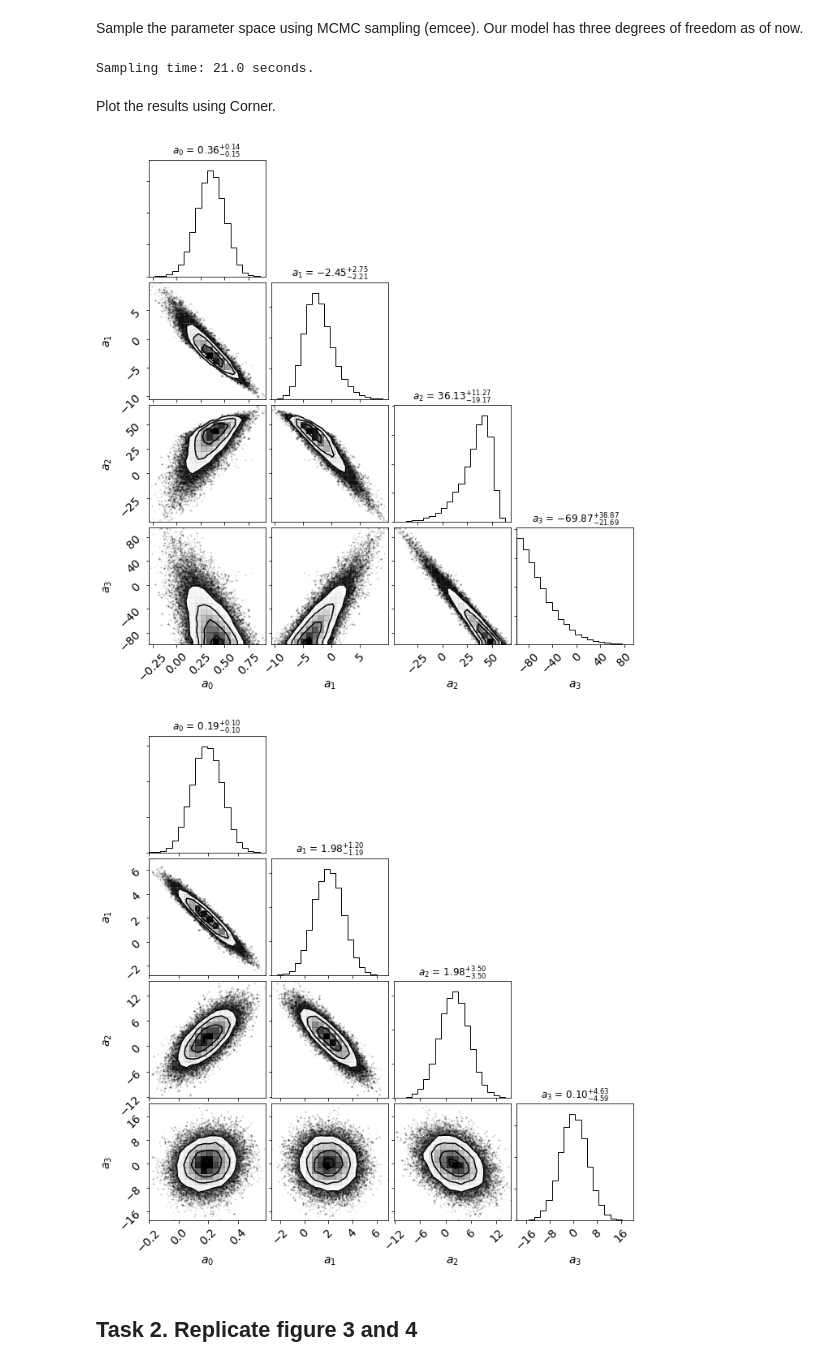
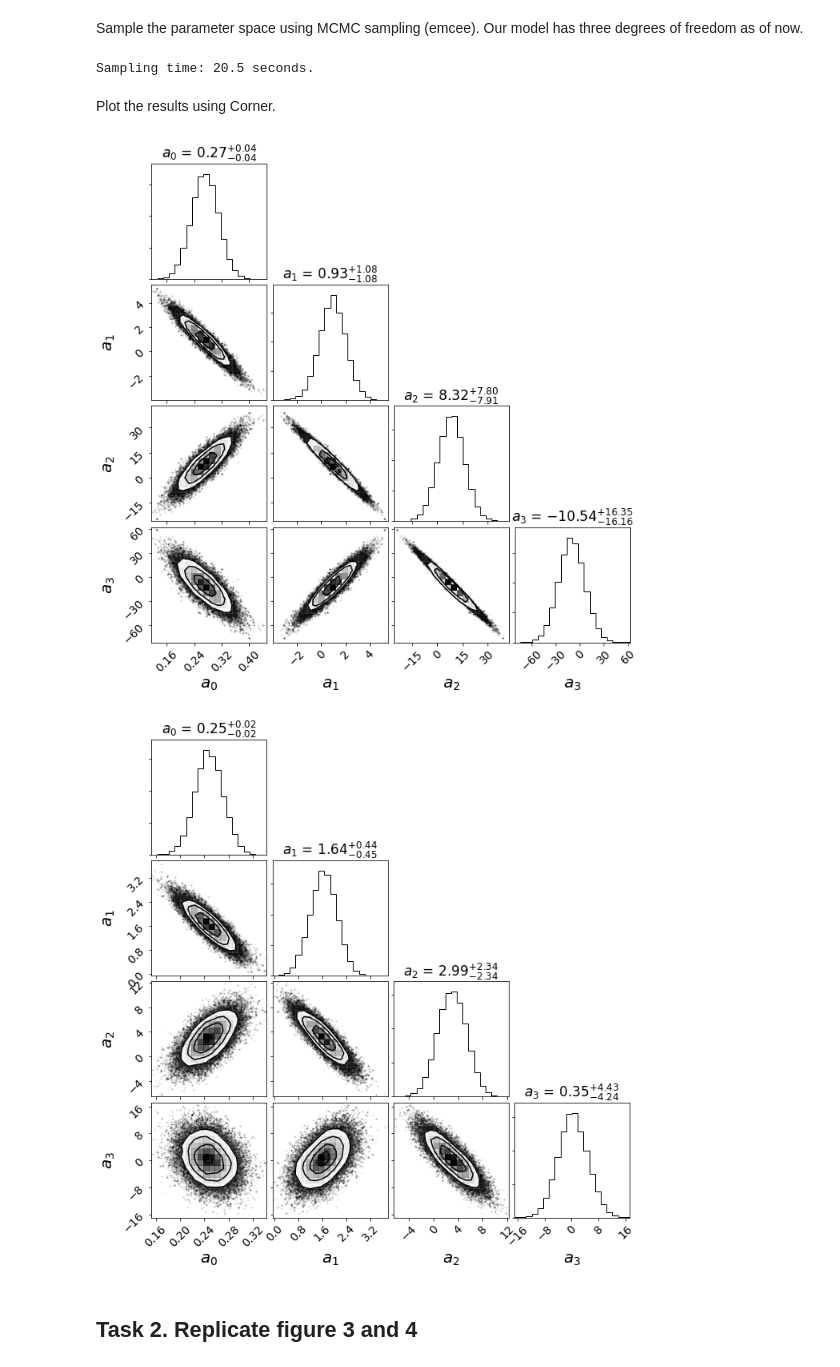
Before and after one commit to elindgren/lfd_project, a Jupyter notebook: Project 1 - basic task.ipynb, the cells around one changed output. Saved outputs shown, nothing was run; the diff lists cells and outputs as text; code cells hidden in the pictures.

```diff
--- a/Project 1 - basic task.ipynb
+++ b/Project 1 - basic task.ipynb
@@ -51,7 +53,7 @@ def load_data(file):
 
 
 file = 'D1_c_5.dat'
-#data = load_data(file)
+data = load_data(file)
 display(data)
 # %% [output]
 {'x': array([0.03183, 0.06366, 0.09549, 0.12732, 0.15915, 0.19099, 0.22282,
@@ -208,24 +210,24 @@ print(f'Sampling time: {(t1-t0):.1f} seconds.') # Format string with round
 samples_uniform = sampler_uniform.chain[:,nburn:,:].reshape((-1,ndim))  # Reshape to all samples per dim
 sampler_natural = sampler_natural.chain[:,nburn:,:].reshape((-1,ndim))
 # %% [output]
-Sampling time: 21.0 seconds.
+Sampling time: 20.5 seconds.
 # %% [markdown]
 Plot the results using Corner.
 # %%
 # Plot the marginalized chain using corner
 fig_uniform = corner.corner(samples_uniform, labels=[r"$a_0$", r"$a_1$", r"$a_2$", r"$a_3$"],
-                            label_kwargs={"fontsize":14},
-                           show_titles=True, title_kwargs={"fontsize": 12})
+                            label_kwargs={"fontsize":20},
+                           show_titles=True, title_kwargs={"fontsize": 17})
 
 fig_natural = corner.corner(sampler_natural, labels=[r"$a_0$", r"$a_1$", r"$a_2$", r"$a_3$"],
-                            label_kwargs={"fontsize":14},
-                           show_titles=True, title_kwargs={"fontsize": 12})
+                            label_kwargs={"fontsize":20},
+                           show_titles=True, title_kwargs={"fontsize": 17})
 # Save figures to png
 fig_uniform.savefig(f'corner_uniform_{task_type}')
 fig_natural.savefig(f'corner_natural_{task_type}')
 # %% [output]
-[figure, old version]
+[figure, new version]
-[figure, old version]
+[figure, new version]
 # %% [markdown]
 ## Task 2. Replicate figure 3 and 4
 # %%
```
Also changed, not shown: parts of 4 cells of this notebook, 6 other files.
